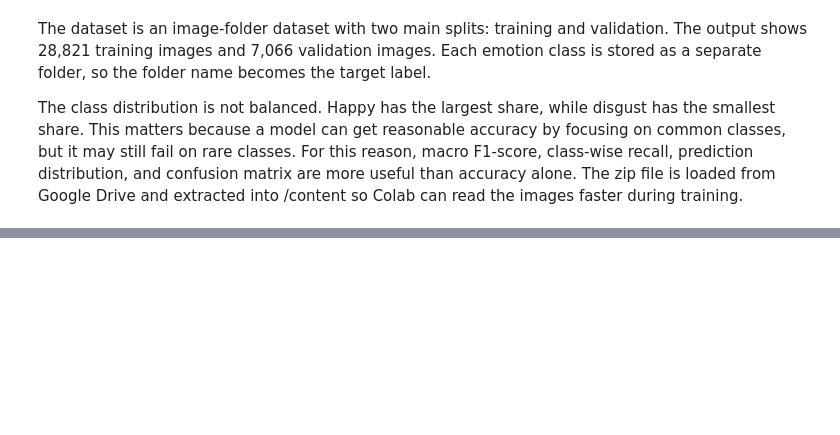
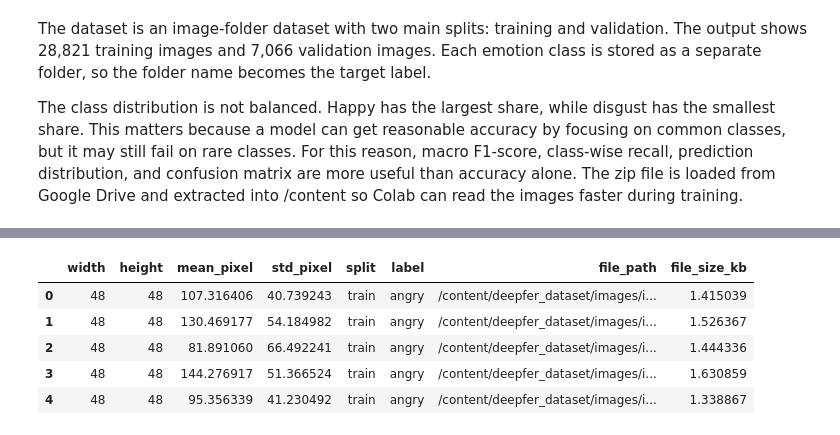
Before and after one commit to I-AM-PRASHANT-VERMA/Almabetter---DeepFER-Facial-Emotion-Recognition-Using-Deep-Learning, a Jupyter notebook: DeepFER_Facial_Emotion_Recognition.ipynb, the cells around one changed output, grey strips where cells are left out. Saved outputs shown, nothing was run; the diff lists cells and outputs as text; code cells hidden in the pictures; blank space fills up the shorter version.

Commit message:
Add variable understanding and data wrangling

```diff
--- a/DeepFER_Facial_Emotion_Recognition.ipynb
+++ b/DeepFER_Facial_Emotion_Recognition.ipynb
@@ -379,0 +458,81 @@ The class distribution is not balanced. Happy has the largest share, while disgu
+# %%
+# Code Cell 12: Prepare Wrangling Objects And Image Profiles
+# Keep image size aligned with the FER-style face images in this dataset.
+IMG_SIZE = (48, 48)
+TRANSFER_IMG_SIZE = (128, 128)
+BATCH_SIZE = 128
+BASELINE_EPOCHS = 8
+TUNED_EPOCHS = 50
+TRANSFER_HEAD_EPOCHS = 6
+TRANSFER_FINE_TUNE_EPOCHS = 4
+MAX_PROFILE_PER_CLASS = 80
+
+# Create stable label-to-number mappings for all model outputs.
+class_to_index = {class_name: index for index, class_name in enumerate(CLASS_NAMES)}
+index_to_class = {index: class_name for class_name, index in class_to_index.items()}
+
+# Compute class weights from the training split because the emotion classes are imbalanced.
+train_labels_as_int = metadata_df.loc[metadata_df['split'] == 'train', 'label'].map(class_to_index).to_numpy()
+raw_class_weight_values = compute_class_weight(
+    class_weight='balanced',
+    classes=np.arange(len(CLASS_NAMES)),
+    y=train_labels_as_int
+)
+raw_class_weight_dict = {index: float(weight) for index, weight in enumerate(raw_class_weight_values)}
+
+# Use moderated class weights so the small disgust class does not dominate training.
+class_weight_dict = {
+    index: float(min(np.sqrt(weight), 3.0))
+    for index, weight in raw_class_weight_dict.items()
+}
+
+# Profile a fixed sample so EDA stays fast and repeatable.
+profile_samples = []
+for (_, _), group_df in metadata_df.groupby(['split', 'label']):
+    sample_size = min(MAX_PROFILE_PER_CLASS, len(group_df))
+    profile_samples.append(group_df.sample(sample_size, random_state=SEED))
+
+profile_sample_df = pd.concat(profile_samples, ignore_index=True)
+
+def read_image_profile(file_path):
+    # Read each sampled image in grayscale and calculate simple brightness features.
+    with Image.open(file_path).convert('L') as img:
+        width, height = img.size
+        resized_img = img.resize(IMG_SIZE)
+        arr = np.asarray(resized_img, dtype=np.float32)
+    return {
+        'width': width,
+        'height': height,
+        'mean_pixel': float(arr.mean()),
+        'std_pixel': float(arr.std())
+    }
+
+# Build a sampled image-profile table for EDA and hypothesis testing.
+profile_records = []
+for row in profile_sample_df.itertuples(index=False):
+    profile = read_image_profile(row.file_path)
+    profile.update({
+        'split': row.split,
+        'label': row.label,
+        'file_path': row.file_path,
+        'file_size_kb': row.file_size_kb
+    })
+    profile_records.append(profile)
+
+image_profile_df = pd.DataFrame(profile_records)
+
+# Keep augmentation realistic because strong distortions can change facial expression meaning.
+data_augmentation = tf.keras.Sequential([
+    layers.RandomFlip('horizontal', seed=SEED),
+    layers.RandomRotation(0.06, seed=SEED),
+    layers.RandomZoom(0.08, seed=SEED),
+    layers.RandomTranslation(0.05, 0.05, seed=SEED),
+    layers.RandomContrast(0.08, seed=SEED)
+], name='data_augmentation')
+
+print('Wrangling objects created successfully')
+print('Class mapping:', class_to_index)
+print('Raw class weights:', raw_class_weight_dict)
+print('Moderated class weights:', class_weight_dict)
+display(image_profile_df.head())
+# %% [output]
@@ -379,0 +543,6 @@ The class distribution is not balanced. Happy has the largest share, while disgu
+|  | width | height | mean_pixel | std_pixel | split | label | file_path | file_size_kb |
+| 0 | 48 | 48 | 107.316406 | 40.739243 | train | angry | /content/deepfer_dataset/images/i... | 1.415039 |
+| 1 | 48 | 48 | 130.469177 | 54.184982 | train | angry | /content/deepfer_dataset/images/i... | 1.526367 |
+| 2 | 48 | 48 | 81.891060 | 66.492241 | train | angry | /content/deepfer_dataset/images/i... | 1.444336 |
+| 3 | 48 | 48 | 144.276917 | 51.366524 | train | angry | /content/deepfer_dataset/images/i... | 1.630859 |
+| 4 | 48 | 48 | 95.356339 | 41.230492 | train | angry | /content/deepfer_dataset/images/i... | 1.338867 |
```
Also changed, not shown: parts of 12 cells of this notebook.
